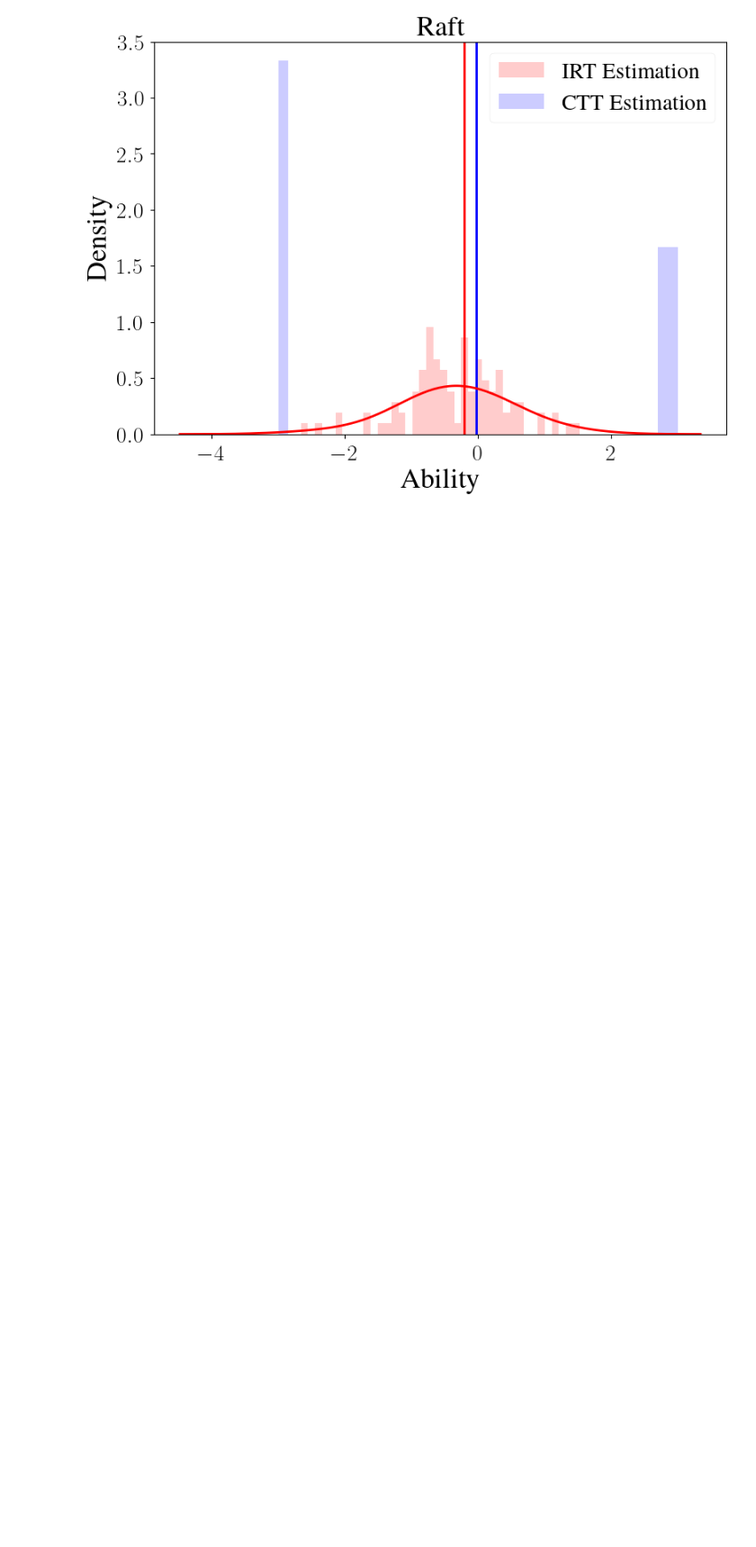
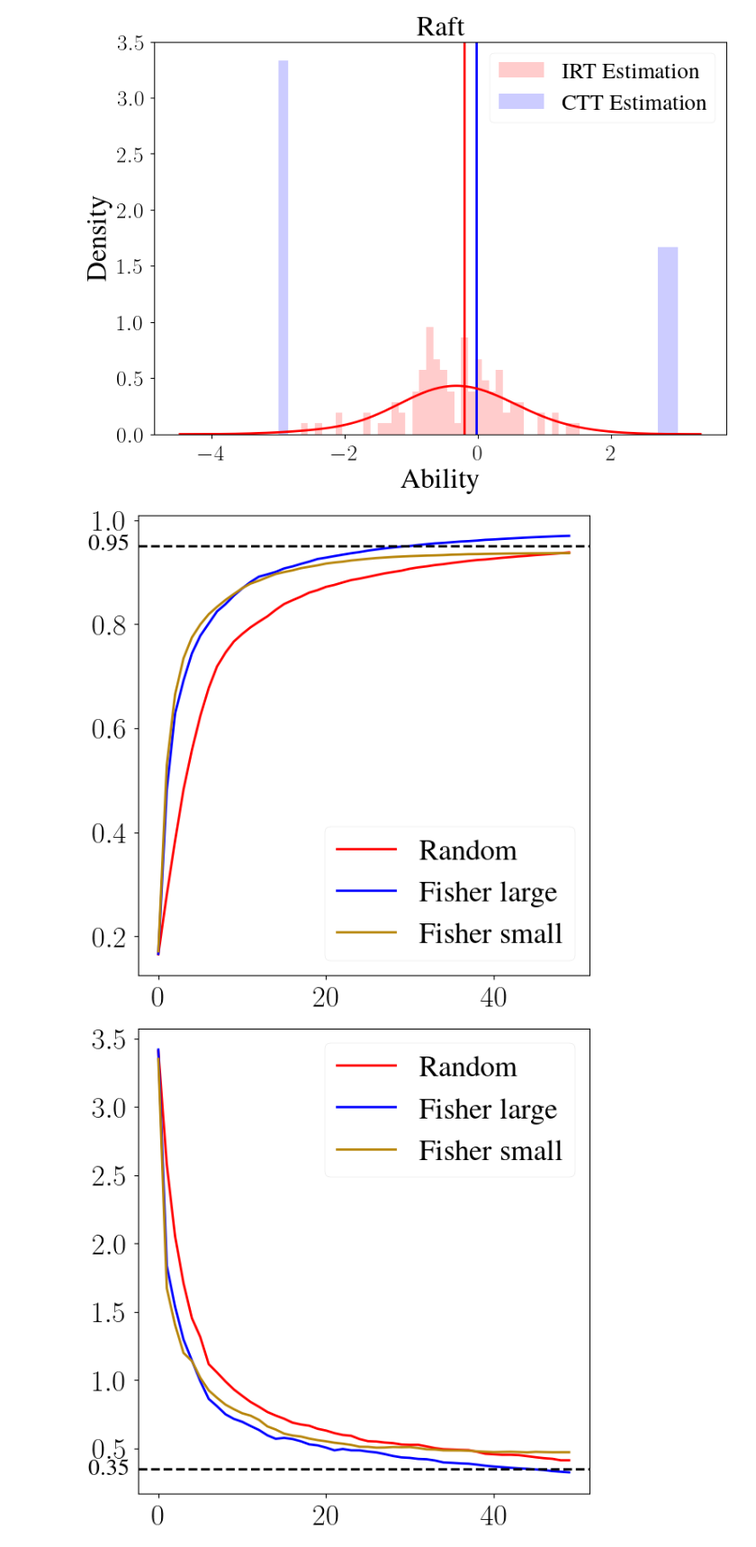
Before and after one commit to aims-foundations/reeval, a Jupyter notebook: src/visulize.ipynb, the cells around one changed output. Shown at 90% size. Saved outputs shown, nothing was run; the diff lists cells and outputs as text; code cells hidden in the pictures; blank space fills up the shorter version.

```diff
--- a/src/visulize.ipynb
+++ b/src/visulize.ipynb
@@ -318,3 +318,43 @@ plt.title('Raft', fontsize=25)
 plt.savefig('../plot/raft_easy_hard', dpi=300, bbox_inches='tight')
 # %% [output]
 [figure]
+# %%
+input_path1 = f'../data/catgt/cat_subset.csv'
+input_path2 = f'../data/catgt/cat_full.csv'
+input_df1 = pd.read_csv(input_path1)
+input_df2 = pd.read_csv(input_path2)
+
+cat_data = input_df2[input_df2['variant'] == 'CAT']
+cat_reliability_list = cat_data['reliability'].tolist()
+cat_mse_list = cat_data['mse'].tolist()
+
+random_data = input_df2[input_df2['variant'] == 'Random']
+random_reliability_list = random_data['reliability'].tolist()
+random_mse_list = random_data['mse'].tolist()
+
+subset_cat_data = input_df1[input_df1['variant'] == 'CAT']
+subset_cat_reliability_list = subset_cat_data['reliability'].tolist()
+subset_cat_mse_list = subset_cat_data['mse'].tolist()
+
+plt.figure(figsize=(6, 6))
+plt.plot(random_reliability_list, label='Random', color='red', linewidth=2)
+plt.plot(cat_reliability_list, label='Fisher large', color='blue', linewidth=2)
+plt.plot(subset_cat_reliability_list, label='Fisher small', color='darkgoldenrod', linewidth=2)
+plt.tick_params(axis='both', labelsize=25)
+plt.axhline(y=0.95, linestyle='--', color='black', linewidth=2)
+plt.text(-0.02, 0.95, '0.95', verticalalignment='center', horizontalalignment='right', fontsize=20, transform=plt.gca().get_yaxis_transform())
+plt.legend(fontsize=25)
+plt.savefig('../plot/cat_subset_reliability', dpi=300, bbox_inches='tight')
+
+plt.figure(figsize=(6, 6))
+plt.plot(random_mse_list, label='Random', color='red', linewidth=2)
+plt.plot(cat_mse_list, label='Fisher large', color='blue', linewidth=2)
+plt.plot(subset_cat_mse_list, label='Fisher small', color='darkgoldenrod', linewidth=2)
+plt.tick_params(axis='both', labelsize=25)
+plt.axhline(y=0.35, linestyle='--', color='black', linewidth=2)
+plt.text(-0.02, 0.35, '0.35', verticalalignment='center', horizontalalignment='right', fontsize=20, transform=plt.gca().get_yaxis_transform())
+plt.legend(fontsize=25)
+plt.savefig('../plot/cat_subset_mse', dpi=300, bbox_inches='tight')
+# %% [output]
+[figure, added]
+[figure, added]
```
Also changed, not shown: parts of 1 cell of this notebook, 5 other files.
